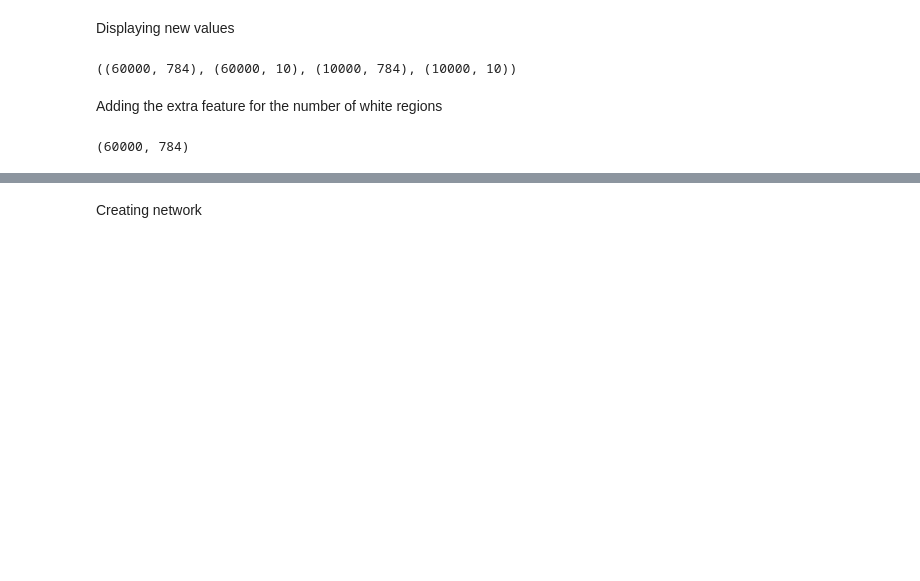
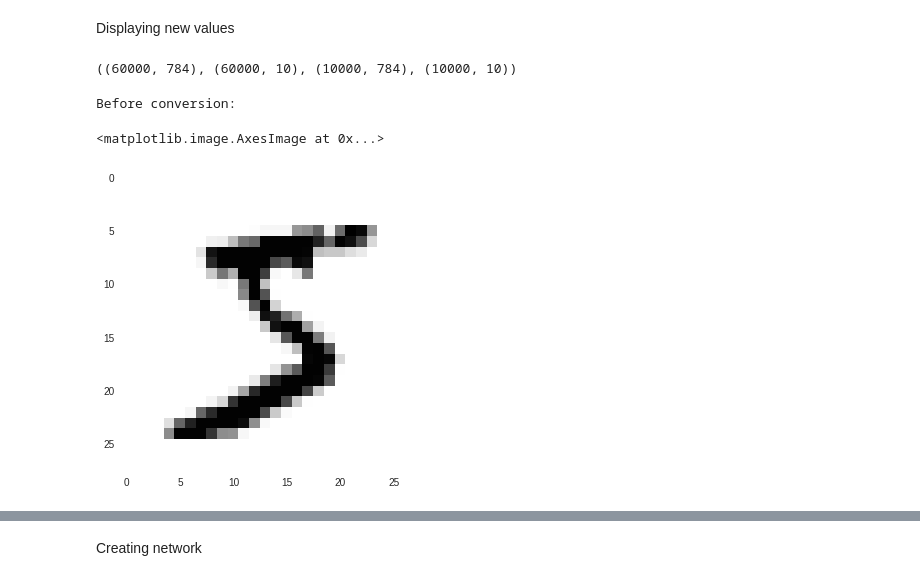
Before and after one commit to gsc16/MachineLearning, a Jupyter notebook: hw1q5.ipynb, the cells around one changed output, grey strips where cells are left out. Drawn from its saved outputs; the diff is of its cells as text; code cells hidden in the pictures; blank space fills up the shorter version.

```diff
--- a/hw1q5.ipynb
+++ b/hw1q5.ipynb
@@ -49,5 +50,3 @@ Displaying new values
 train_images_new.shape, train_labels_new.shape, test_images_new.shape, test_labels_new.shape
 # %% [output]
 ((60000, 784), (60000, 10), (10000, 784), (10000, 10))
-# %% [markdown]
-Adding the extra feature for the number of white regions
@@ -65,4 +53,8 @@ for i in range(train_images_new.shape[0]):
-# %%
-train_images_new.shape
-# %% [output]
-(60000, 784)
+# %%
+print("Before conversion:")
+plt.grid(None)
+plt.imshow(train_images_original[0])
+# %% [output]
+Before conversion:
+<matplotlib.image.AxesImage at 0x...>
+[figure, added]
```
Also changed, not shown: parts of 15 cells of this notebook.
